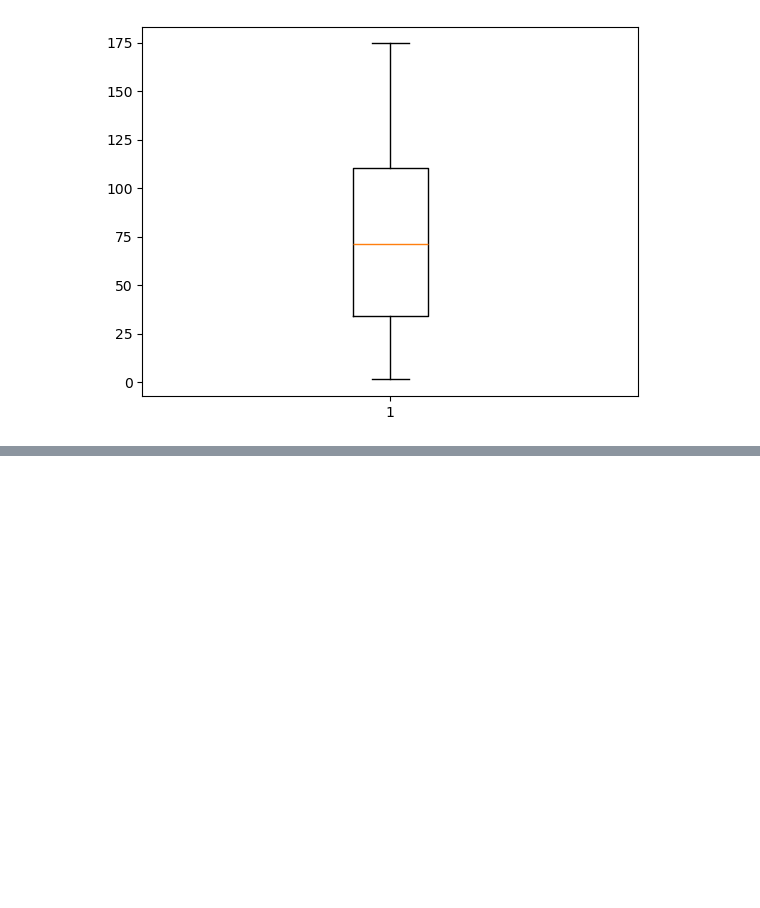
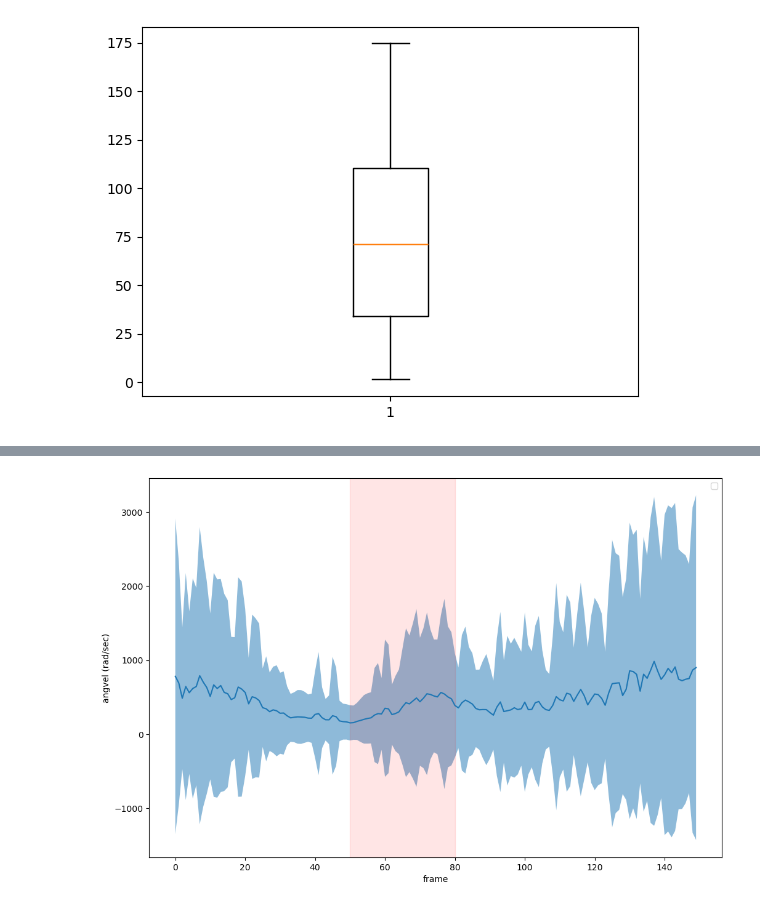
Before and after one commit to Shivammm123/FlyFlightBehavior, a Jupyter notebook: Free Flight Analysis Flies/J36xU68 Free Flight Experiment/241103 Free Flight Experiment/241103 Free Flight Experiment.ipynb, the cells around one changed output, grey strips where cells are left out. Saved outputs shown, nothing was run; the diff lists cells and outputs as text; code cells hidden in the pictures; blank space fills up the shorter version.

```diff
--- a/Free Flight Analysis Flies/J36xU68 Free Flight Experiment/241103 Free Flight Experiment/241103 Free Flight Experiment.ipynb
+++ b/Free Flight Analysis Flies/J36xU68 Free Flight Experiment/241103 Free Flight Experiment/241103 Free Flight Experiment.ipynb
@@ -94,0 +126,19 @@ plt.show()
+# %%
+Combined_AngV = np.concatenate([AngV, AngV1])
+# %%
+# Creating the plot with a specific figure size
+plt.figure(figsize=(12, 8))
+ax = plt.gca()  # Get current axes
+
+# Plotting data and setting labels
+plot_mean_and_std(np.abs(np.array(Combined_AngV)), ax=ax)  # Corrected np.array syntax
+ax.set_xlabel("frame")
+ax.set_ylabel("angvel (rad/sec)")
+
+# Adding shaded region and legend
+ax.axvspan(50, 80, color='red', alpha=0.1)
+ax.legend()
+
+# Display the plot
+plt.show()
+# %% [output]
@@ -94,0 +146 @@ plt.show()
+[figure, added]
```
Also changed, not shown: parts of 4 cells of this notebook.
